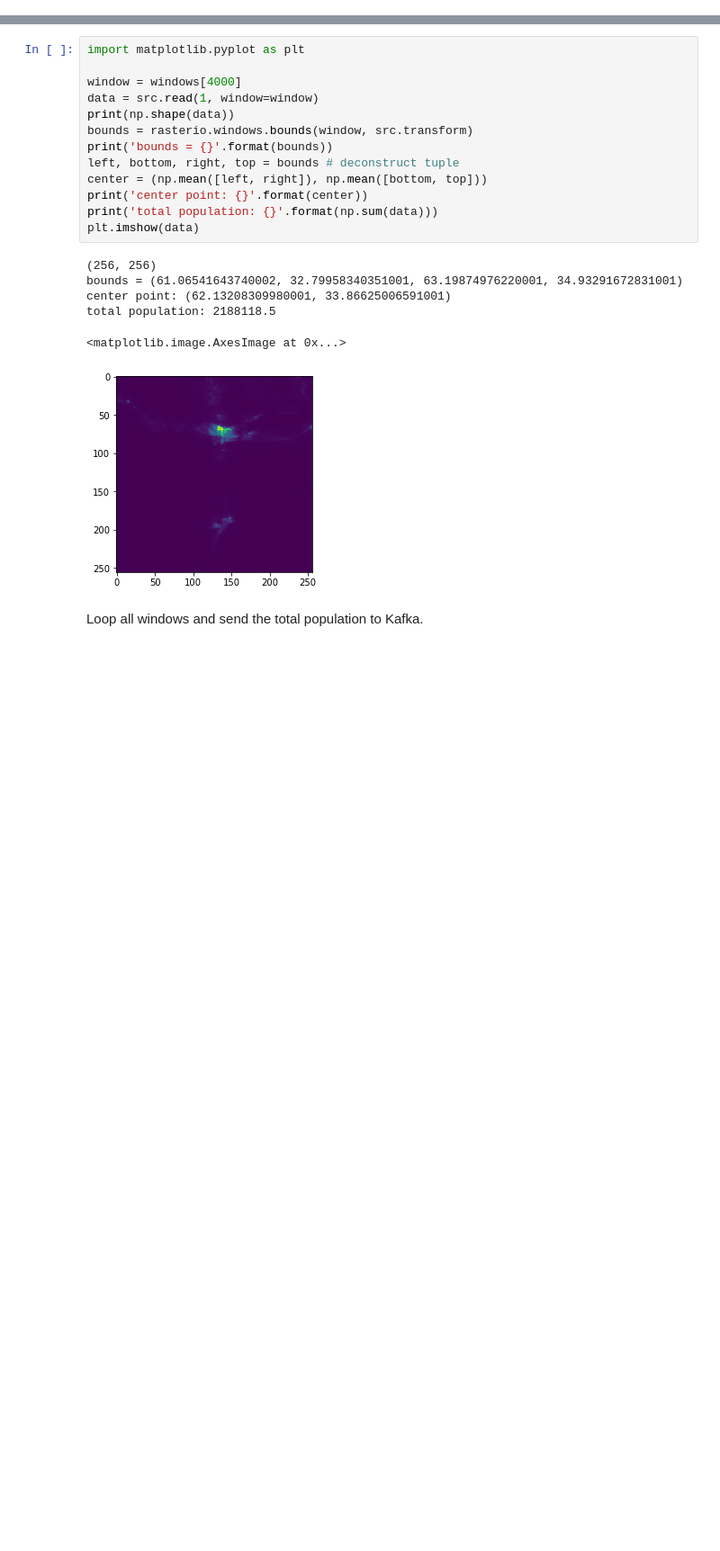
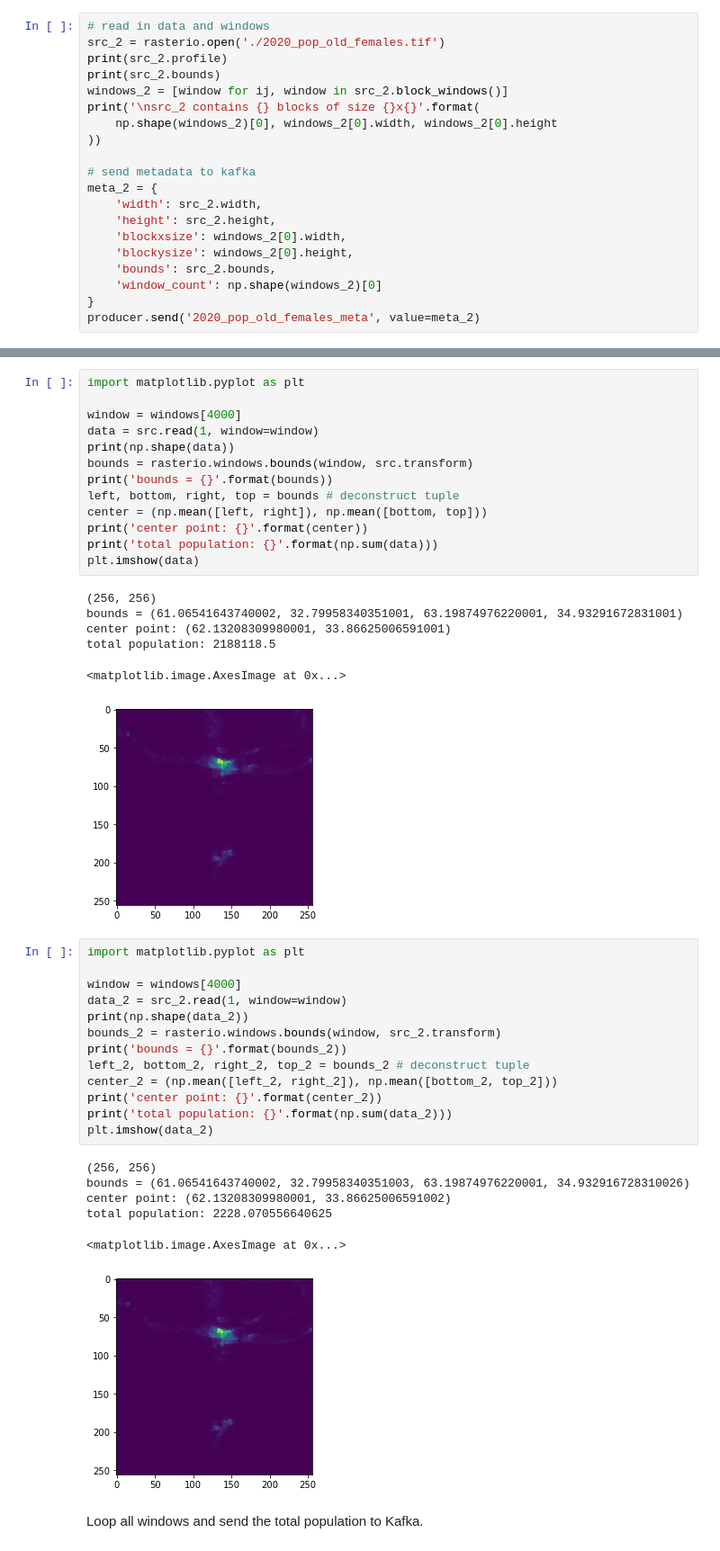
Before and after one commit to dunnkers/disease-spread, a Jupyter notebook: importer/tif-data-reader.ipynb, the cells around one changed output, grey strips where cells are left out. Shown at 90% size. Drawn from its saved outputs; the diff is of its cells as text; blank space fills up the shorter version.

```diff
--- a/importer/tif-data-reader.ipynb
+++ b/importer/tif-data-reader.ipynb
@@ -37,0 +42,20 @@ src contains 12506 blocks of size 256x256
+# %%
+# read in data and windows
+src_2 = rasterio.open('./2020_pop_old_females.tif')
+print(src_2.profile)
+print(src_2.bounds)
+windows_2 = [window for ij, window in src_2.block_windows()]
+print('\nsrc_2 contains {} blocks of size {}x{}'.format(
+    np.shape(windows_2)[0], windows_2[0].width, windows_2[0].height
+))
+
+# send metadata to kafka
+meta_2 = {
+    'width': src_2.width,
+    'height': src_2.height,
+    'blockxsize': windows_2[0].width,
+    'blockysize': windows_2[0].height,
+    'bounds': src_2.bounds,
+    'window_count': np.shape(windows_2)[0]
+}
+producer.send('2020_pop_old_females_meta', value=meta_2)
@@ -57,6 +88,26 @@ center point: (62.13208309980001, 33.86625006591001)
 total population: 2188118.5
 <matplotlib.image.AxesImage at 0x...>
 [figure]
+# %%
+import matplotlib.pyplot as plt
+
+window = windows[4000]
+data_2 = src_2.read(1, window=window)
+print(np.shape(data_2))
+bounds_2 = rasterio.windows.bounds(window, src_2.transform)
+print('bounds = {}'.format(bounds_2))
+left_2, bottom_2, right_2, top_2 = bounds_2 # deconstruct tuple
+center_2 = (np.mean([left_2, right_2]), np.mean([bottom_2, top_2]))
+print('center point: {}'.format(center_2))
+print('total population: {}'.format(np.sum(data_2)))
+plt.imshow(data_2)
+# %% [output]
+(256, 256)
+bounds = (61.06541643740002, 32.79958340351003, 63.19874976220001, 34.932916728310026)
+center point: (62.13208309980001, 33.86625006591002)
+total population: 2228.070556640625
+<matplotlib.image.AxesImage at 0x...>
+[figure, added]
 # %% [markdown]
 Loop all windows and send the total population to Kafka.
 # %%
```
Also changed, not shown: parts of 6 cells of this notebook.
